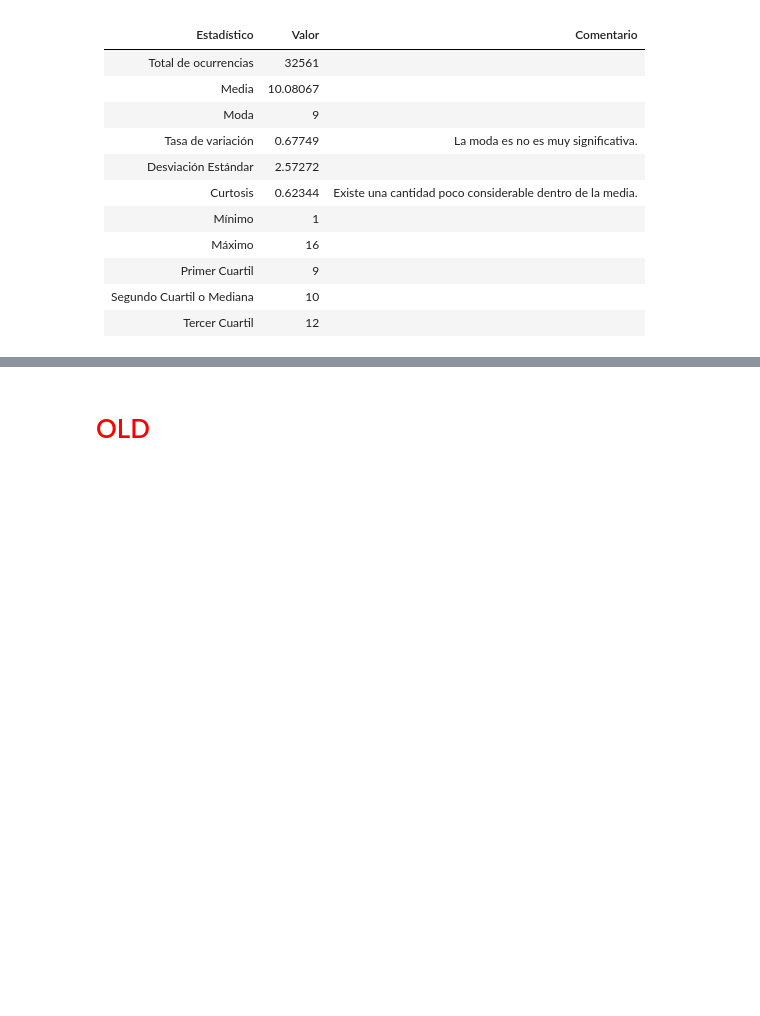
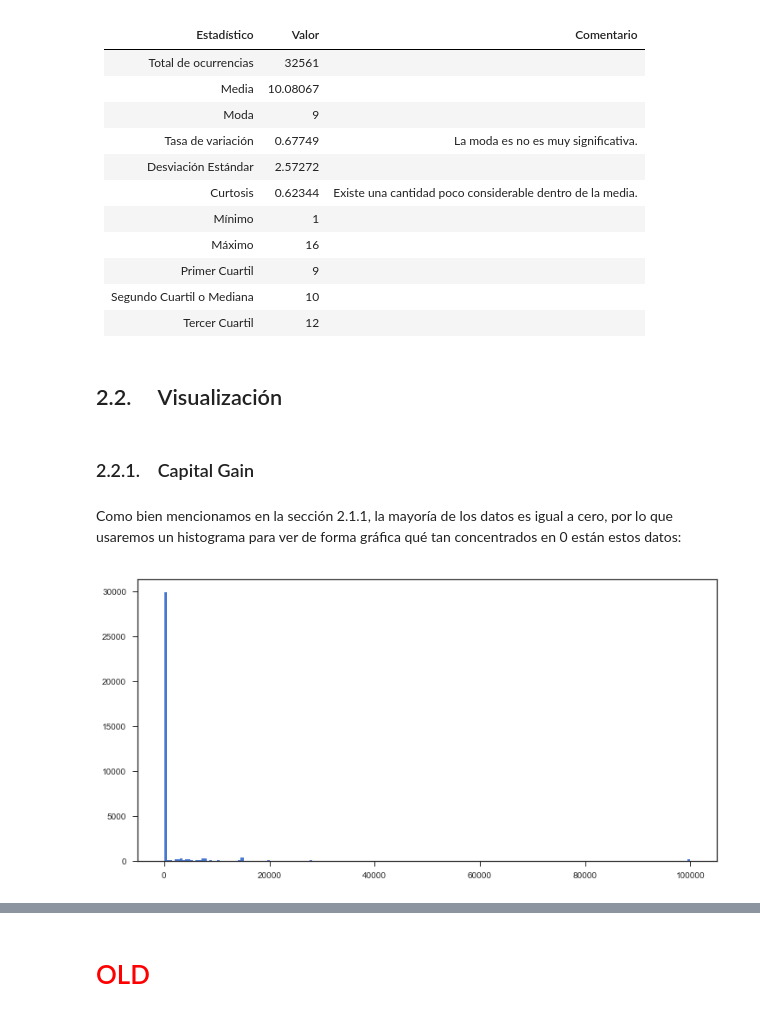
Before and after one commit to avberrio/Tarea1_AID, a Jupyter notebook: Tarea1.ipynb, the cells around one changed output, grey strips where cells are left out. Cells and saved outputs as stored; diff of their text form; code cells hidden in the pictures; blank space fills up the shorter version.

```diff
--- a/Tarea1.ipynb
+++ b/Tarea1.ipynb
@@ -210,3 +210,15 @@ Finalmente, resumimos el análisis descriptivo realizado con anterioridad a *Edu
 | Primer Cuartil            |        9 |                                          |
 | Segundo Cuartil o Mediana |       10 |                                          |
 | Tercer Cuartil            |       12 |                                           |
+# %% [markdown]
+## 2.2. &nbsp;&nbsp;&nbsp; Visualización
+# %% [markdown]
+### 2.2.1. &nbsp;&nbsp; Capital Gain
+# %% [markdown]
+Como bien mencionamos en la sección 2.1.1, la mayoría de los datos es igual a cero, por lo que usaremos un histograma para ver de forma gráfica qué tan concentrados en 0 están estos datos:
+# %%
+plt.figure(figsize=(12, 6))
+plt.hist(df['Capital_Gain'], bins=np.linspace(0, 100000, 200))
+plt.show()
+# %% [output]
+[figure, added]
```
Also changed, not shown: parts of 5 cells of this notebook.
